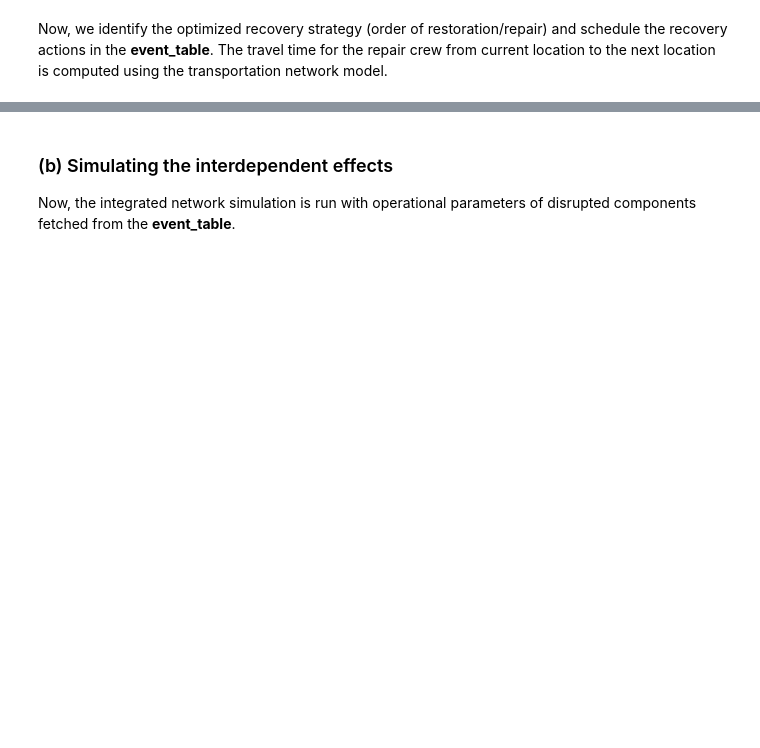
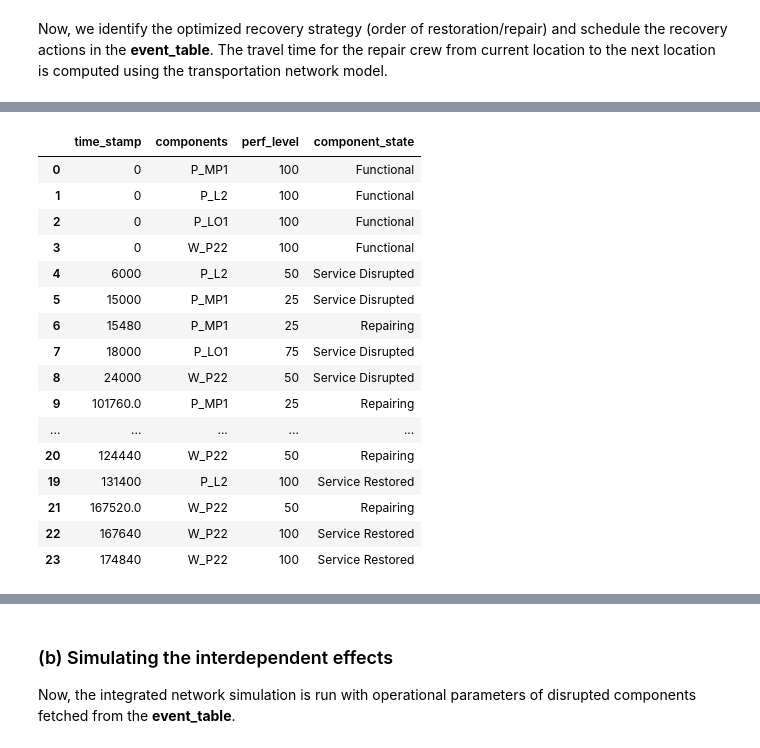
Before and after one commit to srijithbalakrishnan/dreaminsg-integrated-model, a Jupyter notebook: notebooks/demo.ipynb, the cells around one changed output, grey strips where cells are left out. Cells and saved outputs as stored; diff of their text form; code cells hidden in the pictures; blank space fills up the shorter version.

```diff
--- a/notebooks/demo.ipynb
+++ b/notebooks/demo.ipynb
@@ -157,32 +121,2 @@ motor_failure.event_table.head()
 # %% [markdown]
 Now, we identify the optimized recovery strategy (order of restoration/repair) and schedule the recovery actions in the **event_table**. The travel time for the repair crew from current location to the next location is computed using the transportation network model.
-# %%
-#Simulating repair curves
-repair_order =  motor_failure.optimze_recovery_strategy() #Felix' model will be embedded in this method.
-print("The optimised repair strategy is to schedule repair of failed components in the following order: {}\n".format(repair_order))
-
-if len(repair_order) > 0:
-    for index, node in enumerate(repair_order):
-        origin_node = node
-        compon_infra, compon_notation, compon_code, compon_full = interdependencies.get_compon_details(origin_node)
-
-        if compon_infra == "power":
-            connected_bus = find_connected_power_node(origin_node, pn)
-            nearest_node, near_dist = get_nearest_node(integrated_graph, connected_bus, "transpo_node")
-            #print("The nearest node to {} is {} at a distance of {}m.".format(origin_node, nearest_node, near_dist))
-        elif compon_infra == "water":
-            connected_node = find_connected_water_node(origin_node, wn)
-            nearest_node, near_dist = get_nearest_node(integrated_graph, connected_node, "transpo_node")
-
-        travel_time = int(round(tn.calculateShortestTravelTime(motor_failure.curr_loc_crew, nearest_node), 0))
-        print("The crew is at {} at t = {} minutes. It takes {} minutes to reach nearest node {}, the nearest transportation node from {}.".format(
-            motor_failure.curr_loc_crew, motor_failure.next_crew_trip_start/motor_failure.sim_step, travel_time, nearest_node, node))
-        recovery_start = motor_failure.next_crew_trip_start + travel_time*60
-
-        #Schedule the recovery action
-        recovery_start = motor_failure.next_crew_trip_start + travel_time*60
-        motor_failure.schedule_recovery(origin_node, recovery_start, recovery_rate)
-        motor_failure.curr_loc_crew  = nearest_node
-    print("All restoration actions are successfully scheduled.")
-else:
-    print("No repair action to schedule. All components functioning perfectly.")
@@ -201,0 +140,20 @@ All restoration actions are successfully scheduled.
+# %%
+motor_failure.event_table
+# %% [output]
+|  | time_stamp | components | perf_level | component_state |
+| 0 | 0 | P_MP1 | 100 | Functional |
+| 1 | 0 | P_L2 | 100 | Functional |
+| 2 | 0 | P_LO1 | 100 | Functional |
+| 3 | 0 | W_P22 | 100 | Functional |
+| 4 | 6000 | P_L2 | 50 | Service Disrupted |
+| 5 | 15000 | P_MP1 | 25 | Service Disrupted |
+| 6 | 15480 | P_MP1 | 25 | Repairing |
+| 7 | 18000 | P_LO1 | 75 | Service Disrupted |
+| 8 | 24000 | W_P22 | 50 | Service Disrupted |
+| 9 | 101760.0 | P_MP1 | 25 | Repairing |
+| ... | ... | ... | ... | ... |
+| 20 | 124440 | W_P22 | 50 | Repairing |
+| 19 | 131400 | P_L2 | 100 | Service Restored |
+| 21 | 167520.0 | W_P22 | 50 | Repairing |
+| 22 | 167640 | W_P22 | 100 | Service Restored |
+| 23 | 174840 | W_P22 | 100 | Service Restored |
```
Also changed, not shown: parts of 23 cells of this notebook, 17 other files.
